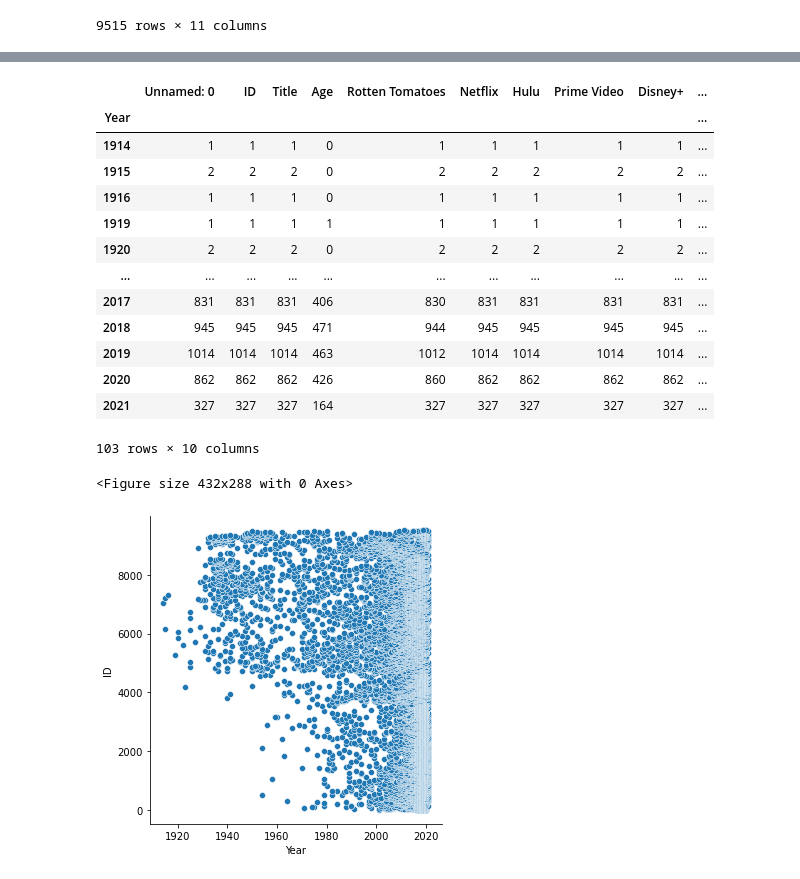
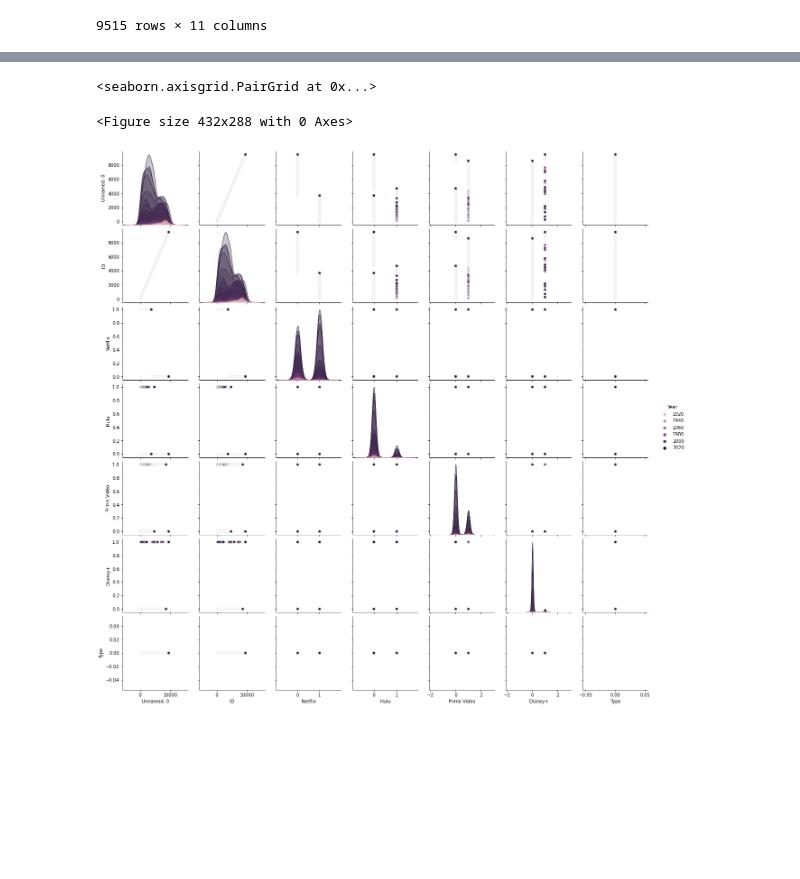
Before and after one commit to PrzemQQ/streaming_services_analyse, a Jupyter notebook: main.ipynb, the cells around one changed output, grey strips where cells are left out. Cells and saved outputs as stored; diff of their text form; code cells hidden in the pictures; blank space fills up the shorter version.

```diff
--- a/main.ipynb
+++ b/main.ipynb
@@ -69,22 +84,8 @@ ValueError: Could not interpret input 'Year'
-# %%
-
-plt.figure()
-sns.relplot(x="Year",y="ID", data=dataset)
-pd.pivot_table(dataset, index=dataset, columns="Year",aggfunc=np.sum)
-# %% [output]
-|  | Unnamed: 0 | ID | Title | Age | Rotten Tomatoes | Netflix | Hulu | Prime Video | Disney+ | ... |
-| Year |  |  |  |  |  |  |  |  |  | ... |
-| 1914 | 1 | 1 | 1 | 0 | 1 | 1 | 1 | 1 | 1 | ... |
-| 1915 | 2 | 2 | 2 | 0 | 2 | 2 | 2 | 2 | 2 | ... |
-| 1916 | 1 | 1 | 1 | 0 | 1 | 1 | 1 | 1 | 1 | ... |
-| 1919 | 1 | 1 | 1 | 1 | 1 | 1 | 1 | 1 | 1 | ... |
-| 1920 | 2 | 2 | 2 | 0 | 2 | 2 | 2 | 2 | 2 | ... |
-| ... | ... | ... | ... | ... | ... | ... | ... | ... | ... | ... |
-| 2017 | 831 | 831 | 831 | 406 | 830 | 831 | 831 | 831 | 831 | ... |
-| 2018 | 945 | 945 | 945 | 471 | 944 | 945 | 945 | 945 | 945 | ... |
-| 2019 | 1014 | 1014 | 1014 | 463 | 1012 | 1014 | 1014 | 1014 | 1014 | ... |
-| 2020 | 862 | 862 | 862 | 426 | 860 | 862 | 862 | 862 | 862 | ... |
-| 2021 | 327 | 327 | 327 | 164 | 327 | 327 | 327 | 327 | 327 | ... |
-103 rows × 10 columns
-<Figure size 432x288 with 0 Axes>
-[figure, removed]
+# %%
+
+plt.figure()
+sns.pairplot(dataset, hue="Year")
+# %% [output]
+<seaborn.axisgrid.PairGrid at 0x...>
+<Figure size 432x288 with 0 Axes>
+[figure, added]
```
Also changed, not shown: parts of 6 cells of this notebook.
